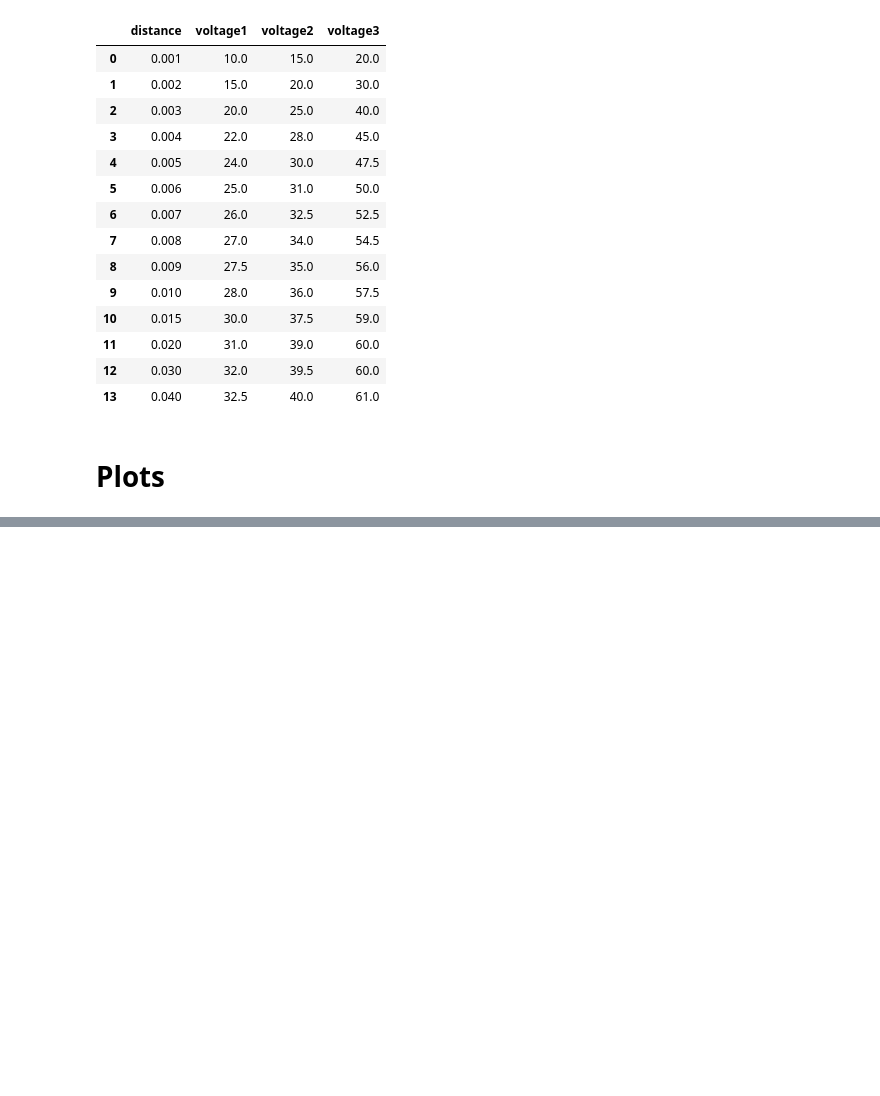
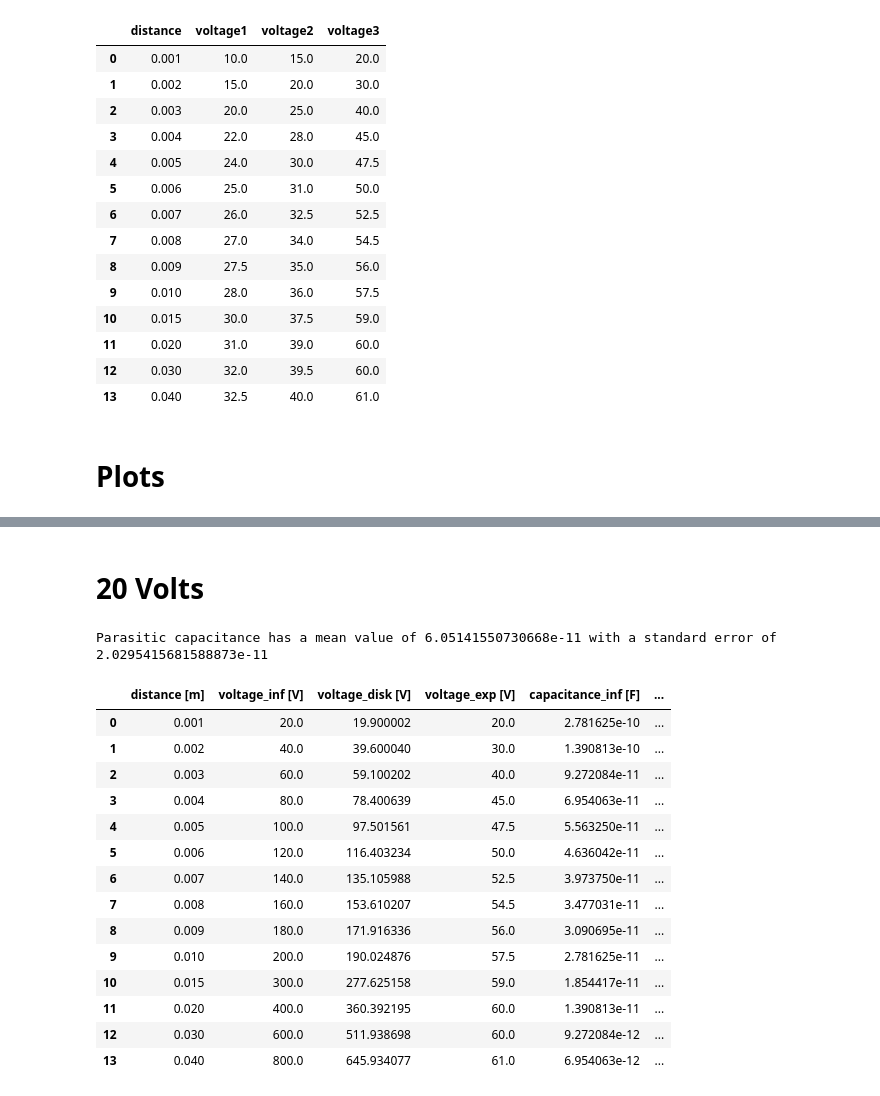
Before and after one commit to Fylls/electromagnetism-experiment, a Jupyter notebook: analysis.ipynb, the cells around one changed output, grey strips where cells are left out. Cells and saved outputs as stored; diff of their text form; code cells hidden in the pictures; blank space fills up the shorter version.

```diff
--- a/analysis.ipynb
+++ b/analysis.ipynb
@@ -145,0 +180,21 @@ analysis(df['distance'], df['voltage1'])
+# %% [markdown]
+# 20 Volts
+# %%
+analysis(df['distance'], df['voltage3'])
+# %% [output]
+Parasitic capacitance has a mean value of 6.05141550730668e-11 with a standard error of 2.0295415681588873e-11
+|  | distance [m] | voltage_inf [V] | voltage_disk [V] | voltage_exp [V] | capacitance_inf [F] | ... |
+| 0 | 0.001 | 20.0 | 19.900002 | 20.0 | 2.781625e-10 | ... |
+| 1 | 0.002 | 40.0 | 39.600040 | 30.0 | 1.390813e-10 | ... |
+| 2 | 0.003 | 60.0 | 59.100202 | 40.0 | 9.272084e-11 | ... |
+| 3 | 0.004 | 80.0 | 78.400639 | 45.0 | 6.954063e-11 | ... |
+| 4 | 0.005 | 100.0 | 97.501561 | 47.5 | 5.563250e-11 | ... |
+| 5 | 0.006 | 120.0 | 116.403234 | 50.0 | 4.636042e-11 | ... |
+| 6 | 0.007 | 140.0 | 135.105988 | 52.5 | 3.973750e-11 | ... |
+| 7 | 0.008 | 160.0 | 153.610207 | 54.5 | 3.477031e-11 | ... |
+| 8 | 0.009 | 180.0 | 171.916336 | 56.0 | 3.090695e-11 | ... |
+| 9 | 0.010 | 200.0 | 190.024876 | 57.5 | 2.781625e-11 | ... |
+| 10 | 0.015 | 300.0 | 277.625158 | 59.0 | 1.854417e-11 | ... |
+| 11 | 0.020 | 400.0 | 360.392195 | 60.0 | 1.390813e-11 | ... |
+| 12 | 0.030 | 600.0 | 511.938698 | 60.0 | 9.272084e-12 | ... |
+| 13 | 0.040 | 800.0 | 645.934077 | 61.0 | 6.954063e-12 | ... |
```
Also changed, not shown: parts of 9 cells of this notebook.
